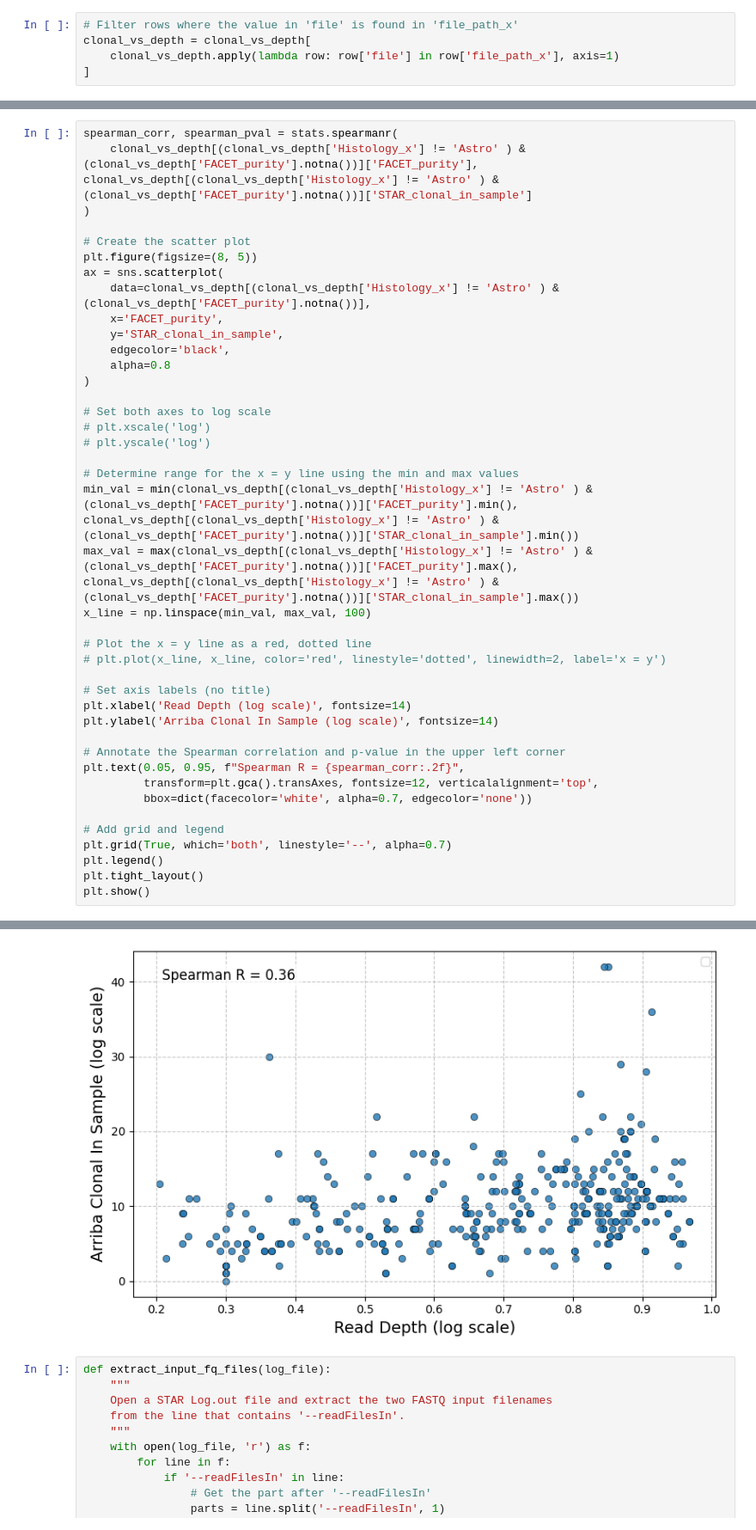
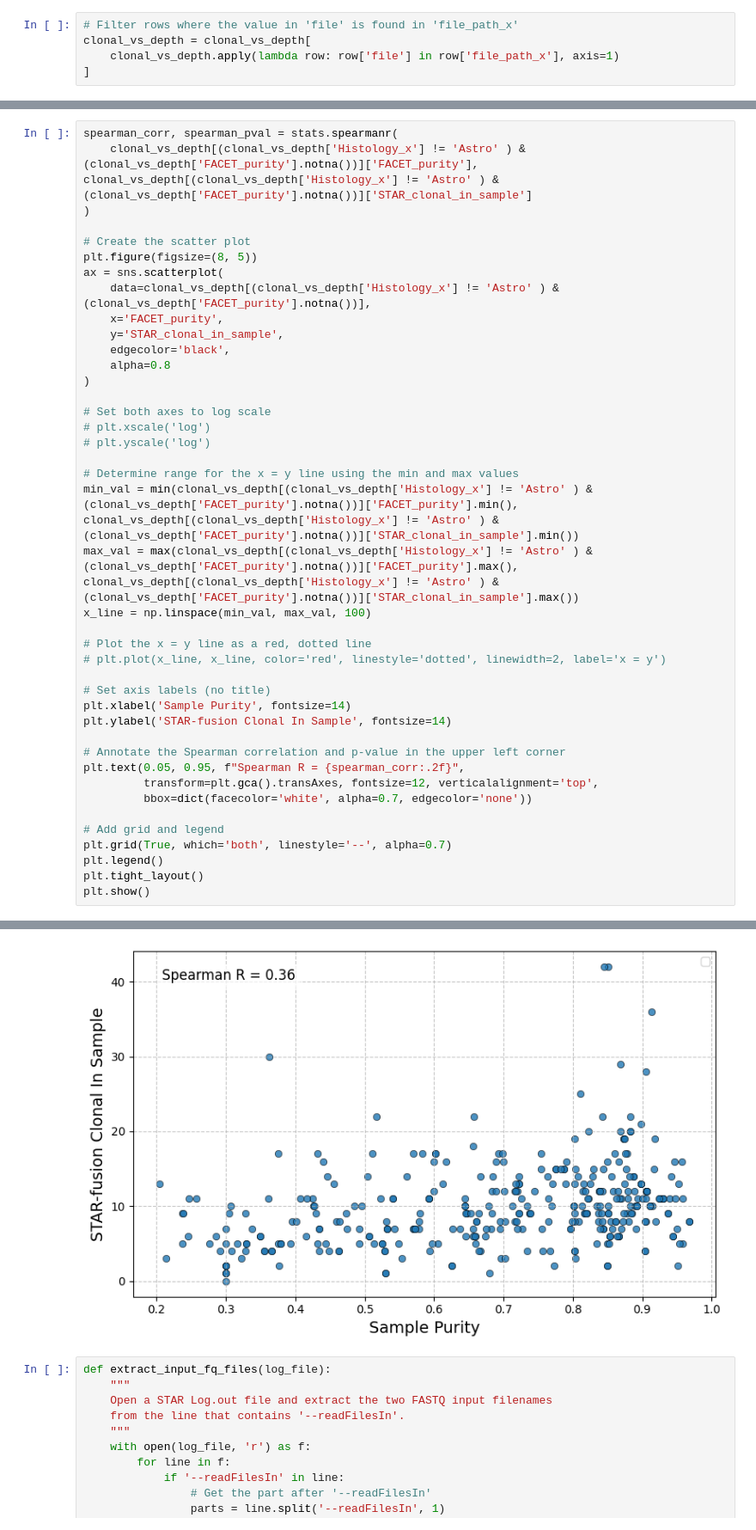
Before and after one commit to sermare/fusioncharacterization_gliomas, a Jupyter notebook: fcg/jupyter_notebooks/rerun_samples.ipynb, the cells around one changed output, grey strips where cells are left out. Shown at 86% size. Cells and saved outputs as stored; diff of their text form.

```diff
--- a/fcg/jupyter_notebooks/rerun_samples.ipynb
+++ b/fcg/jupyter_notebooks/rerun_samples.ipynb
@@ -269,36 +269,36 @@ ax = sns.scatterplot(
     edgecolor='black',
     alpha=0.8
 )
 
 # Set both axes to log scale
 # plt.xscale('log')
 # plt.yscale('log')
 
 # Determine range for the x = y line using the min and max values
 min_val = min(clonal_vs_depth[(clonal_vs_depth['Histology_x'] != 'Astro' ) & (clonal_vs_depth['FACET_purity'].notna())]['FACET_purity'].min(), clonal_vs_depth[(clonal_vs_depth['Histology_x'] != 'Astro' ) & (clonal_vs_depth['FACET_purity'].notna())]['STAR_clonal_in_sample'].min())
 max_val = max(clonal_vs_depth[(clonal_vs_depth['Histology_x'] != 'Astro' ) & (clonal_vs_depth['FACET_purity'].notna())]['FACET_purity'].max(), clonal_vs_depth[(clonal_vs_depth['Histology_x'] != 'Astro' ) & (clonal_vs_depth['FACET_purity'].notna())]['STAR_clonal_in_sample'].max())
 x_line = np.linspace(min_val, max_val, 100)
 
 # Plot the x = y line as a red, dotted line
 # plt.plot(x_line, x_line, color='red', linestyle='dotted', linewidth=2, label='x = y')
 
 # Set axis labels (no title)
-plt.xlabel('Read Depth (log scale)', fontsize=14)
-plt.ylabel('Arriba Clonal In Sample (log scale)', fontsize=14)
+plt.xlabel('Sample Purity', fontsize=14)
+plt.ylabel('STAR-fusion Clonal In Sample', fontsize=14)
 
 # Annotate the Spearman correlation and p-value in the upper left corner
 plt.text(0.05, 0.95, f"Spearman R = {spearman_corr:.2f}",
          transform=plt.gca().transAxes, fontsize=12, verticalalignment='top',
          bbox=dict(facecolor='white', alpha=0.7, edgecolor='none'))
 
 # Add grid and legend
 plt.grid(True, which='both', linestyle='--', alpha=0.7)
 plt.legend()
 plt.tight_layout()
 plt.show()
 # %% [output]
 No artists with labels found to put in legend.  Note that artists whose label start with an underscore are ignored when legend() is called with no argument.
-[figure, old version]
+[figure, new version]
 # %%
 def extract_input_fq_files(log_file):
     """
```
Also changed, not shown: parts of 4 cells of this notebook, 7 other files.
